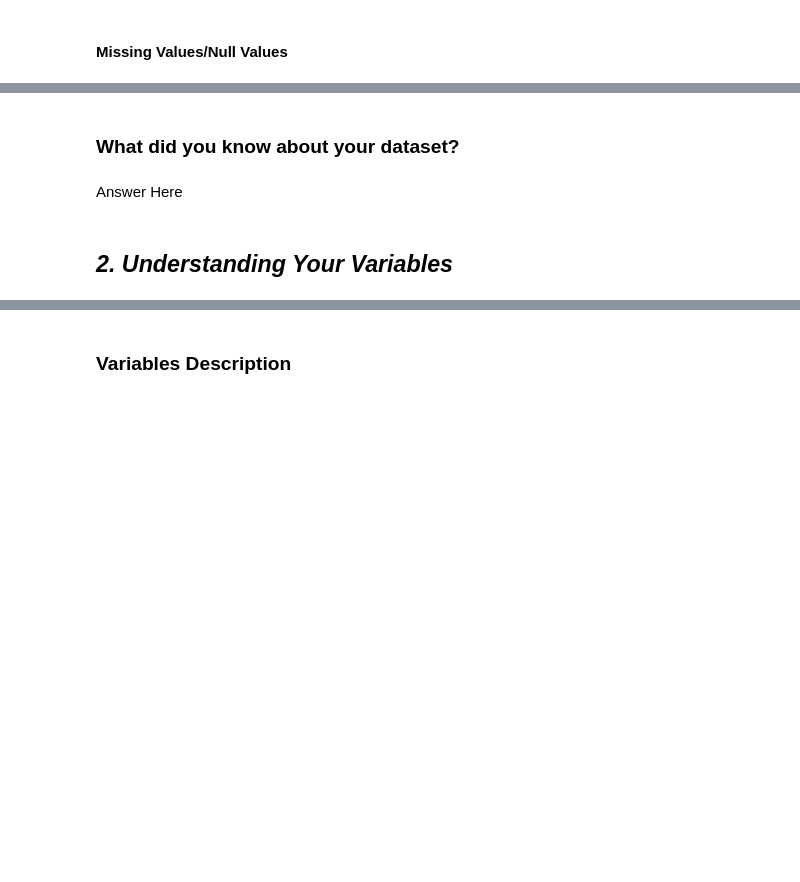
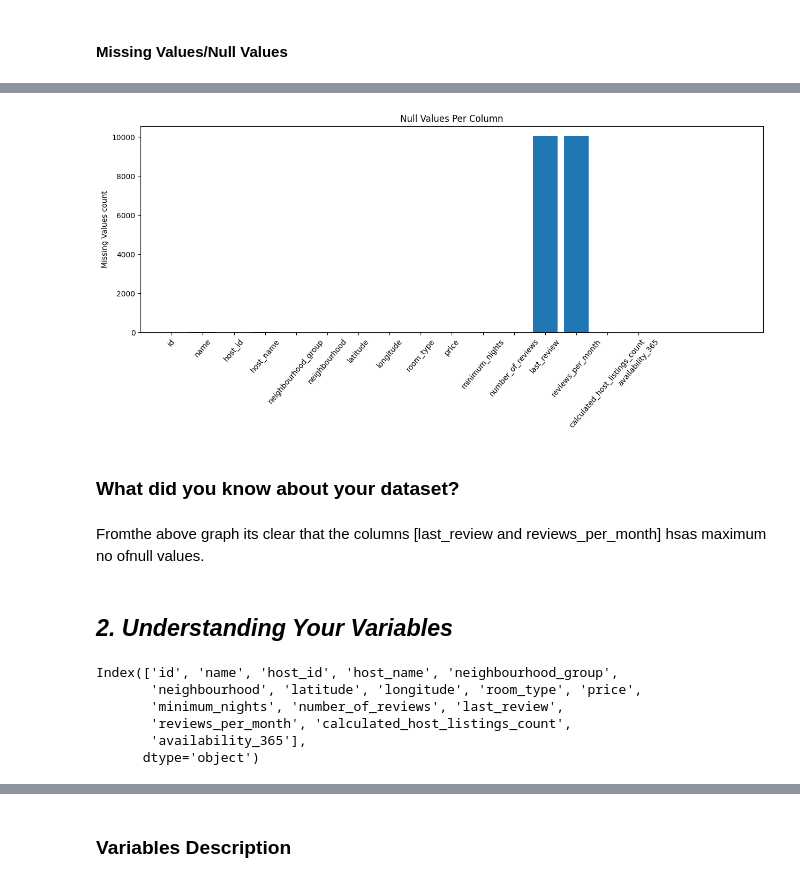
Before and after one commit to nirml08/EDA-Notebooks, a Jupyter notebook: EDA_Airbnb.ipynb, the cells around one changed output, grey strips where cells are left out. Saved outputs shown, nothing was run; the diff lists cells and outputs as text; code cells hidden in the pictures; blank space fills up the shorter version.

```diff
--- a/EDA_Airbnb.ipynb
+++ b/EDA_Airbnb.ipynb
@@ -66,6 +66,7 @@ import seaborn as sns
 ### Dataset Loading
 # %%
 # Load Dataset
+abdf=pd.read_csv('Airbnb NYC 2019.csv')
 # %% [markdown]
 ### Dataset First View
 # %%
@@ -91,10 +158,30 @@ import seaborn as sns
+# %%
+# Visualizing the missing values
+missval=abdf.isnull().sum()
+plt.figure(figsize=(15,5))
+plt.title('Null Values Per Column')
+plt.bar(missval.index,missval.values)
+plt.ylabel('Missing Values count')
+plt.xticks(ticks=missval.index,rotation=50)
+plt.xlim(-1,19)
+plt.show()
+# %% [output]
+[figure, added]
 # %% [markdown]
 ### What did you know about your dataset?
-# %% [markdown]
-Answer Here
+# %% [markdown]
+Fromthe above graph its clear that the columns [last_review and reviews_per_month] hsas maximum no ofnull values.
 # %% [markdown]
 ## ***2. Understanding Your Variables***
 # %%
 # Dataset Columns
+abdf.columns
+# %% [output]
+Index(['id', 'name', 'host_id', 'host_name', 'neighbourhood_group',
+       'neighbourhood', 'latitude', 'longitude', 'room_type', 'price',
+       'minimum_nights', 'number_of_reviews', 'last_review',
+       'reviews_per_month', 'calculated_host_listings_count',
+       'availability_365'],
+      dtype='object')
 # %%
 # Dataset Describe
```
Also changed, not shown: parts of 10 cells of this notebook.
